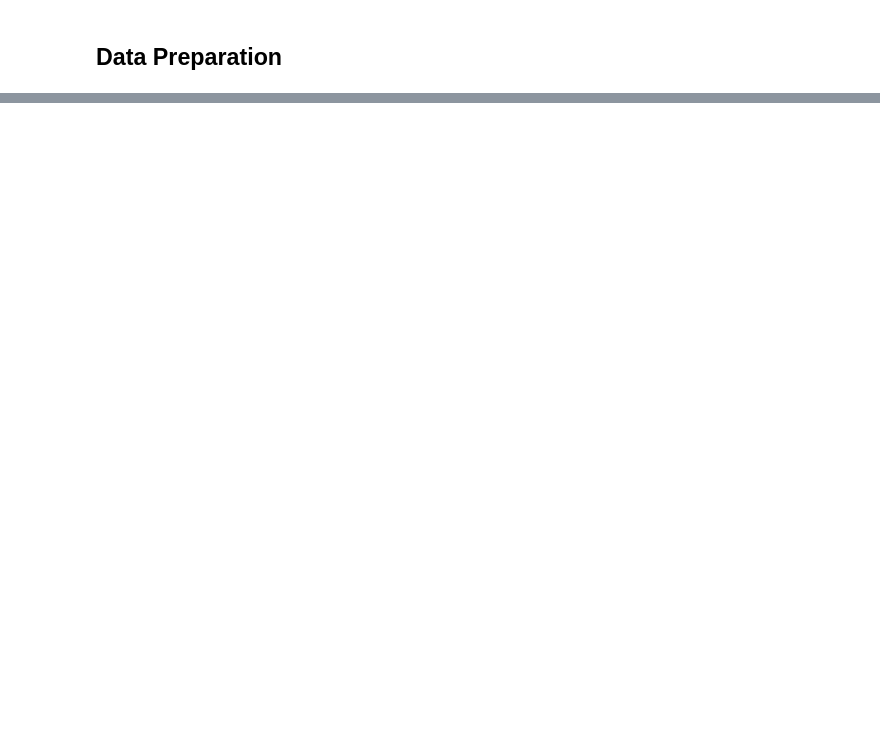
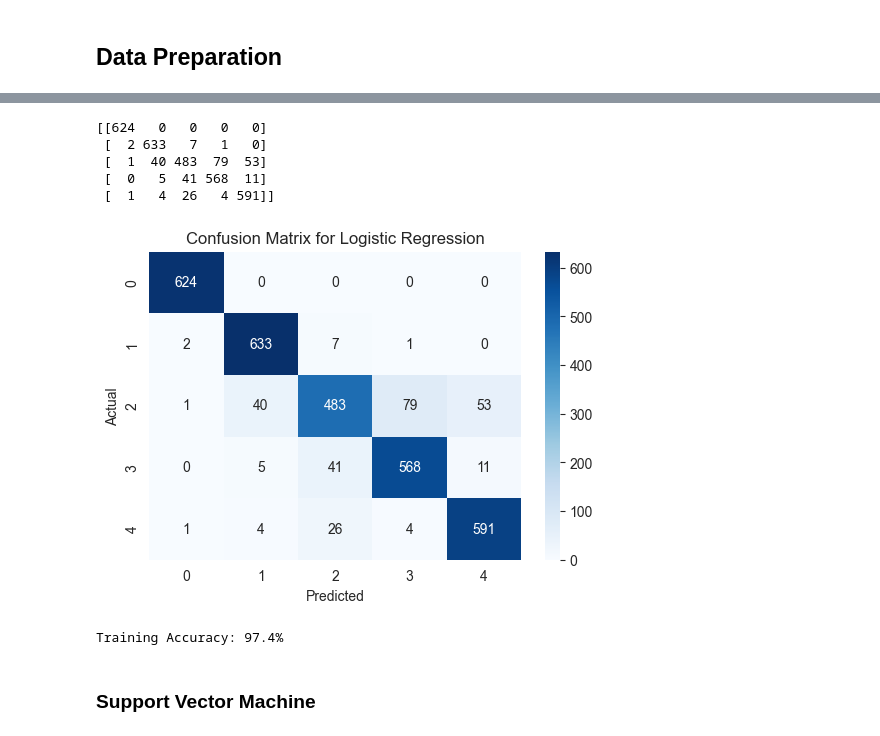
Before and after one commit to slvhuang/Final-Project-NLP, a Jupyter notebook: 4_sentiment_analysis.ipynb, the cells around one changed output, grey strips where cells are left out. Saved outputs shown, nothing was run; the diff lists cells and outputs as text; code cells hidden in the pictures; blank space fills up the shorter version.

```diff
--- a/4_sentiment_analysis.ipynb
+++ b/4_sentiment_analysis.ipynb
@@ -107,0 +457,3 @@ df_news.shape
+# %%
+# Logistic Regression model
+logreg = LogisticRegression(max_iter=200)
@@ -107,0 +467,4 @@ df_news.shape
+# %%
+# make class predictions
+logreg_pred = logreg.predict(X_test)
+logreg_pred
@@ -107,0 +493,27 @@ df_news.shape
+# %%
+# calculate the confusion matrix
+print(confusion_matrix(y_test, logreg_pred))
+# %% [output]
+[[624   0   0   0   0]
+ [  2 633   7   1   0]
+ [  1  40 483  79  53]
+ [  0   5  41 568  11]
+ [  1   4  26   4 591]]
+# %%
+# plot confusion matrix
+plt.figure(figsize=(6, 4))
+sns.heatmap(confusion_matrix(y_test, logreg_pred), annot=True, fmt='d', cmap='Blues')
+plt.xlabel('Predicted')
+plt.ylabel('Actual')
+plt.title('Confusion Matrix for Logistic Regression')
+plt.show()
+# %% [output]
+[figure, added]
+# %%
+# test for overfitting
+logreg_pred_train = logreg.predict(X_train)
+print(f"Training Accuracy: {accuracy_score(y_train, logreg_pred_train) * 100:.1f}%")
+# %% [output]
+Training Accuracy: 97.4%
+# %% [markdown]
+### Support Vector Machine
```
Also changed, not shown: parts of 77 cells of this notebook, 3 other files.
